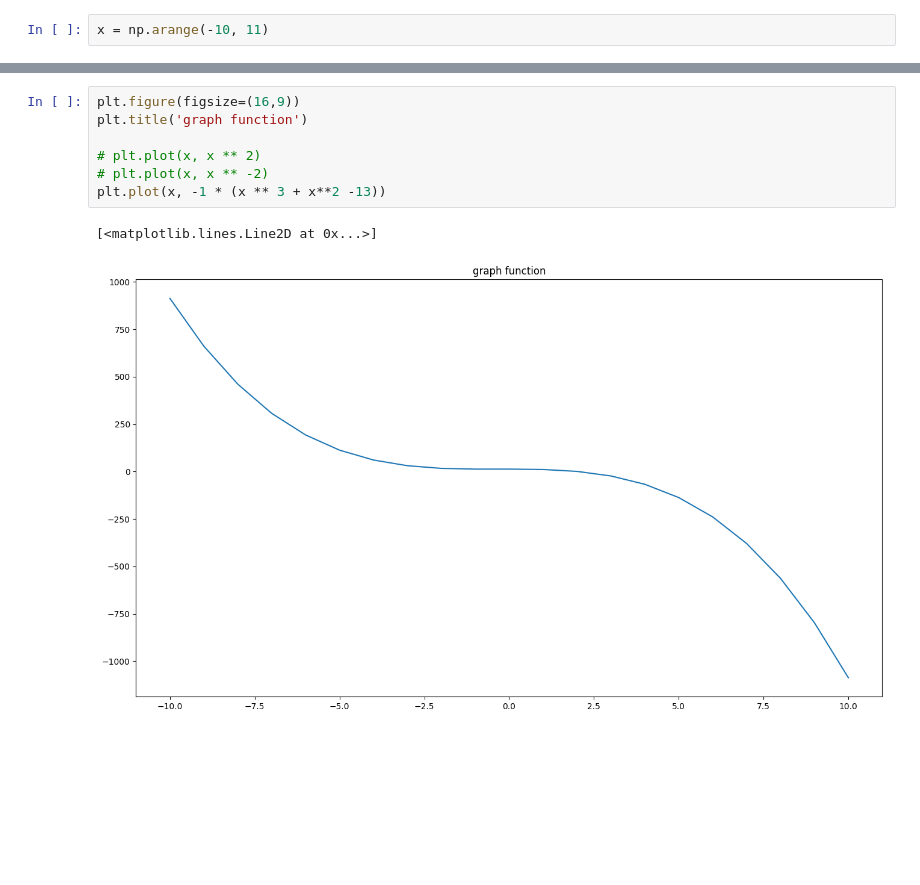
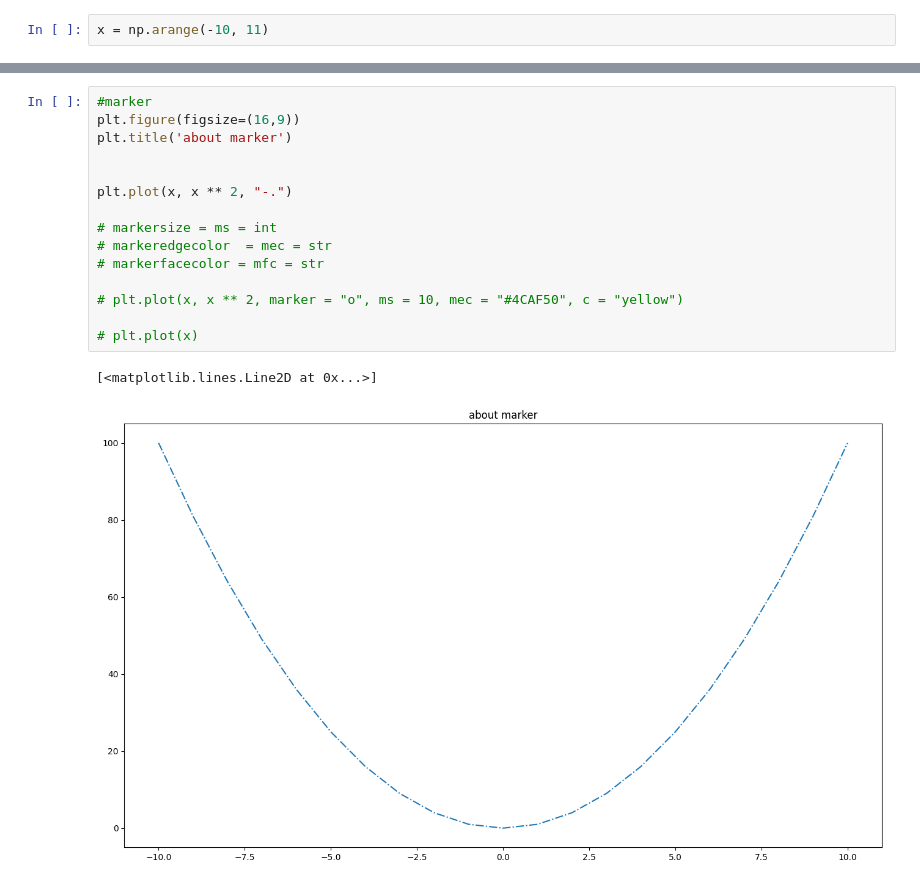
Before and after one commit to Disconnnected/self_training, a Jupyter notebook: data_analyst/matplotlib_visualization.ipynb, the cells around one changed output, grey strips where cells are left out. Saved outputs shown, nothing was run; the diff lists cells and outputs as text; blank space fills up the shorter version.

```diff
--- a/data_analyst/matplotlib_visualization.ipynb
+++ b/data_analyst/matplotlib_visualization.ipynb
@@ -9,10 +27,18 @@ x = np.arange(-10, 11)
 # %%
+#marker
 plt.figure(figsize=(16,9))
-plt.title('graph function')
+plt.title('about marker')
 
-# plt.plot(x, x ** 2)
-# plt.plot(x, x ** -2)
-plt.plot(x, -1 * (x ** 3 + x**2 -13))
+
+plt.plot(x, x ** 2, "-.")
+
+# markersize = ms = int
+# markeredgecolor  = mec = str
+# markerfacecolor = mfc = str
+
+# plt.plot(x, x ** 2, marker = "o", ms = 10, mec = "#4CAF50", c = "yellow")
+
+# plt.plot(x)
 # %% [output]
 [<matplotlib.lines.Line2D at 0x...>]
-[figure, old version]
+[figure, new version]
```
Also changed, not shown: parts of 24 cells of this notebook, 13 other files.
